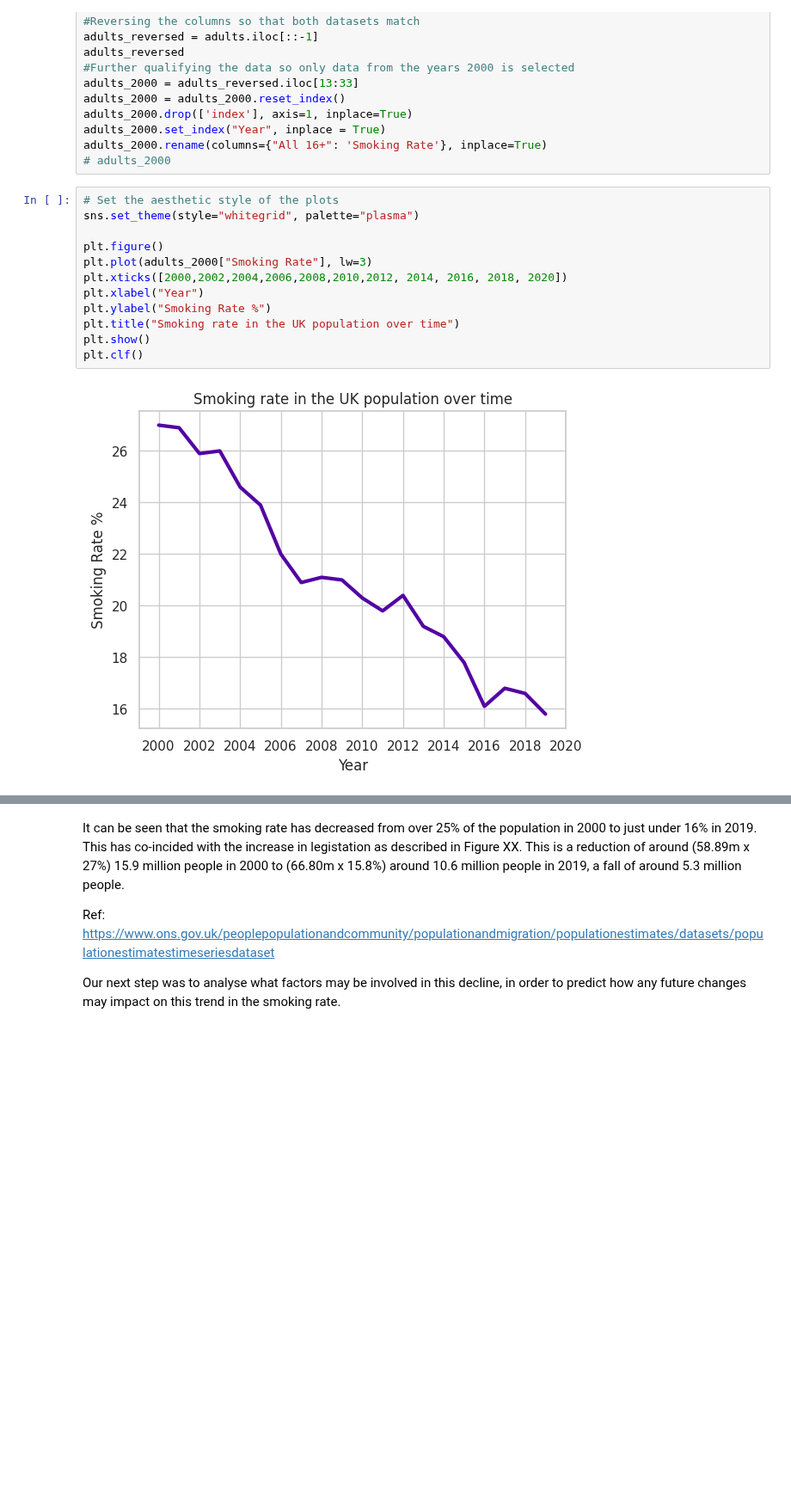
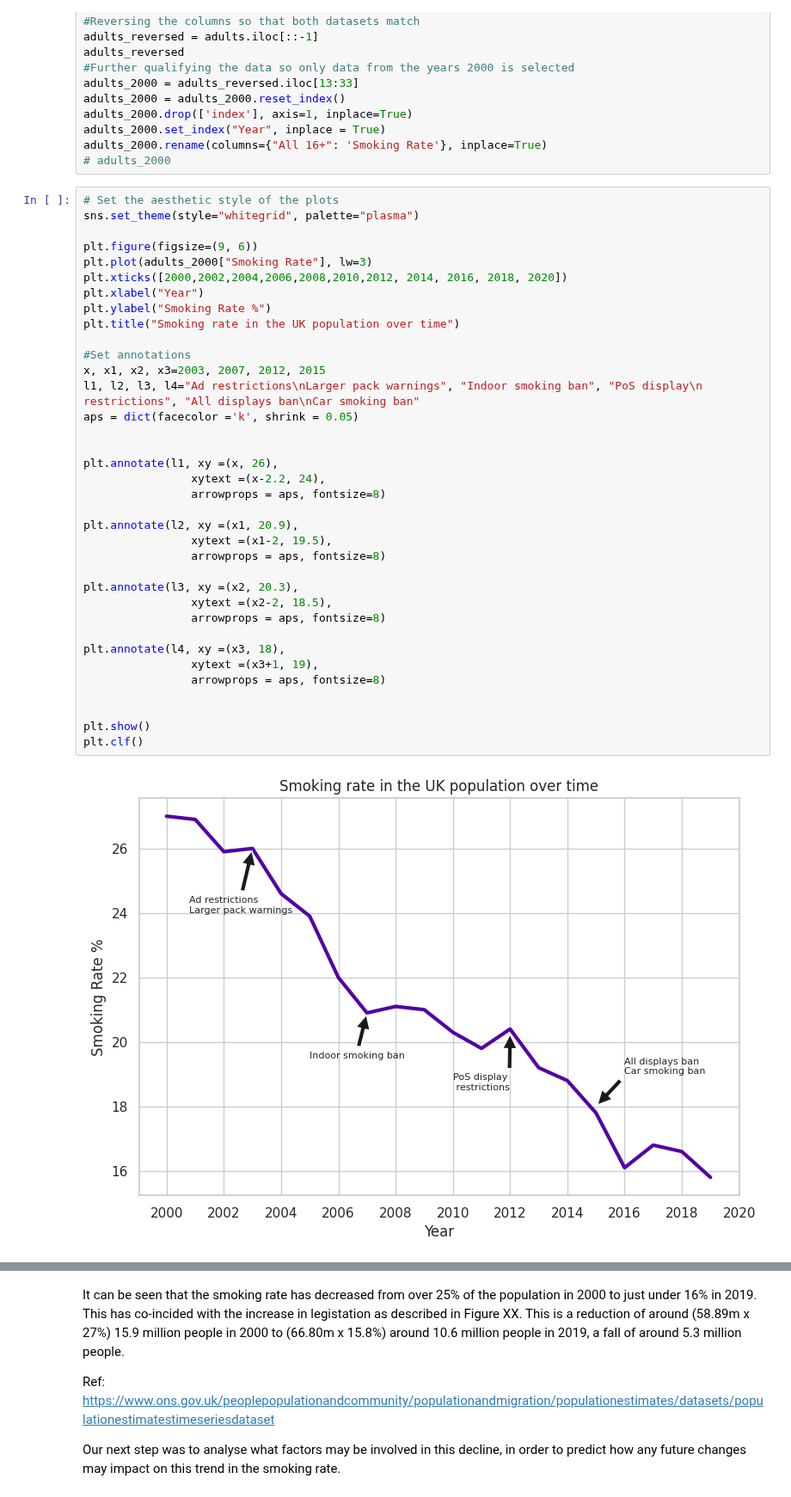
Before and after one commit to rhobaker/Data_Project, a Jupyter notebook: Main_Jupyter_workbook_Rhona.ipynb, the cells around one changed output, grey strips where cells are left out. Shown at 86% size. Cells and saved outputs as stored; diff of their text form; blank space fills up the shorter version.

Commit message:
Added annotations to vis 2, minor fixes

```diff
--- a/Main_Jupyter_workbook_Rhona.ipynb
+++ b/Main_Jupyter_workbook_Rhona.ipynb
@@ -336,17 +336,41 @@ adults_2000.rename(columns={"All 16+": 'Smoking Rate'}, inplace=True)
 # %%
 # Set the aesthetic style of the plots
 sns.set_theme(style="whitegrid", palette="plasma")
 
-plt.figure()
+plt.figure(figsize=(9, 6))
 plt.plot(adults_2000["Smoking Rate"], lw=3)
 plt.xticks([2000,2002,2004,2006,2008,2010,2012, 2014, 2016, 2018, 2020])
 plt.xlabel("Year")
 plt.ylabel("Smoking Rate %")
 plt.title("Smoking rate in the UK population over time")
+
+#Set annotations
+x, x1, x2, x3=2003, 2007, 2012, 2015
+l1, l2, l3, l4="Ad restrictions\nLarger pack warnings", "Indoor smoking ban", "PoS display\n restrictions", "All displays ban\nCar smoking ban"
+aps = dict(facecolor ='k', shrink = 0.05)
+
+
+plt.annotate(l1, xy =(x, 26),
+                xytext =(x-2.2, 24),
+                arrowprops = aps, fontsize=8)
+
+plt.annotate(l2, xy =(x1, 20.9),
+                xytext =(x1-2, 19.5),
+                arrowprops = aps, fontsize=8)
+
+plt.annotate(l3, xy =(x2, 20.3),
+                xytext =(x2-2, 18.5),
+                arrowprops = aps, fontsize=8)
+
+plt.annotate(l4, xy =(x3, 18),
+                xytext =(x3+1, 19),
+                arrowprops = aps, fontsize=8)
+
+
 plt.show()
 plt.clf()
 # %% [output]
-[figure, old version]
+[figure, new version]
 <Figure size 640x480 with 0 Axes>
 # %% [markdown]
 It can be seen that the smoking rate has decreased from over 25% of the population in 2000 to just under 16% in 2019.  This has co-incided with the increase in legistation as described in Figure XX.  This is a reduction of around (58.89m x 27%) 15.9 million people in 2000 to (66.80m x 15.8%) around 10.6 million people in 2019, a fall of around 5.3 million people.
```
Also changed, not shown: parts of 6 cells of this notebook.
